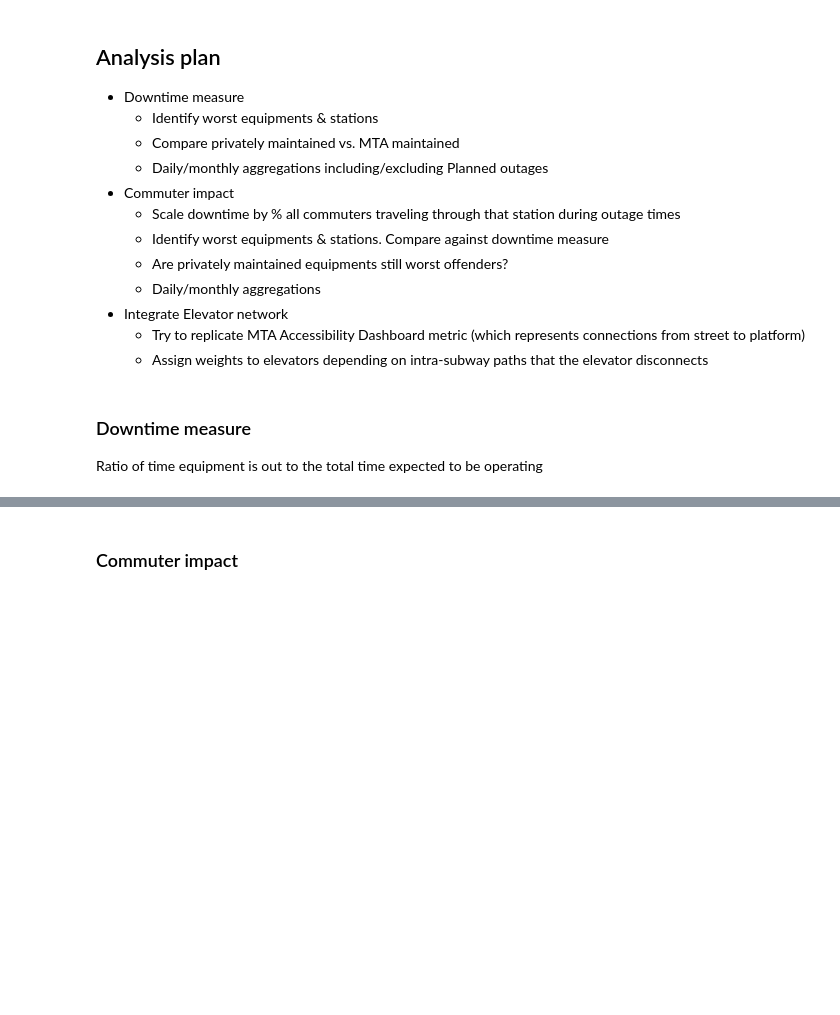
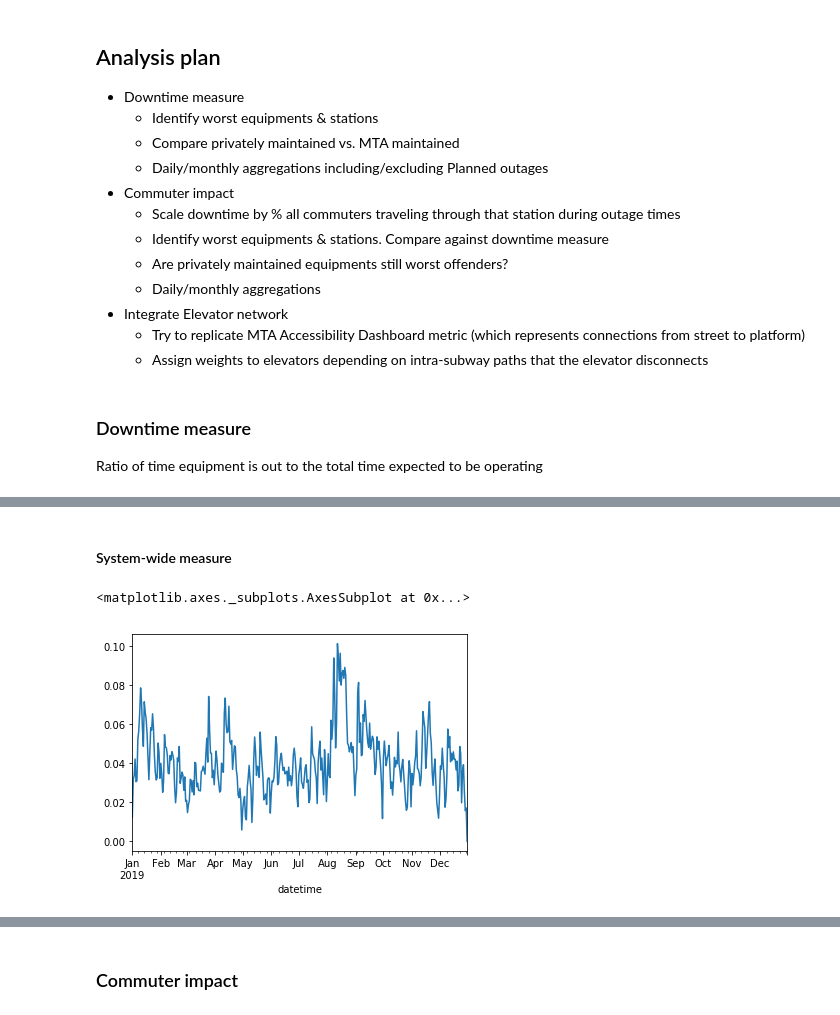
Before and after one commit to tsdataclinic/mta, a Jupyter notebook: notebooks/global_metric/02_calc_metrics.ipynb, the cells around one changed output, grey strips where cells are left out. Cells and saved outputs as stored; diff of their text form; code cells hidden in the pictures; blank space fills up the shorter version.

```diff
--- a/notebooks/global_metric/02_calc_metrics.ipynb
+++ b/notebooks/global_metric/02_calc_metrics.ipynb
@@ -70,0 +84,7 @@ daily_downtime_by_el.groupby('equipment_id').mean().sort_values('Percentage',asc
+# %% [markdown]
+#### System-wide measure
+# %%
+daily_downtime_by_el.groupby('datetime').mean().Percentage.plot()
+# %% [output]
+<matplotlib.axes._subplots.AxesSubplot at 0x...>
+[figure, added]
```
Also changed, not shown: parts of 18 cells of this notebook, 1 other file.
